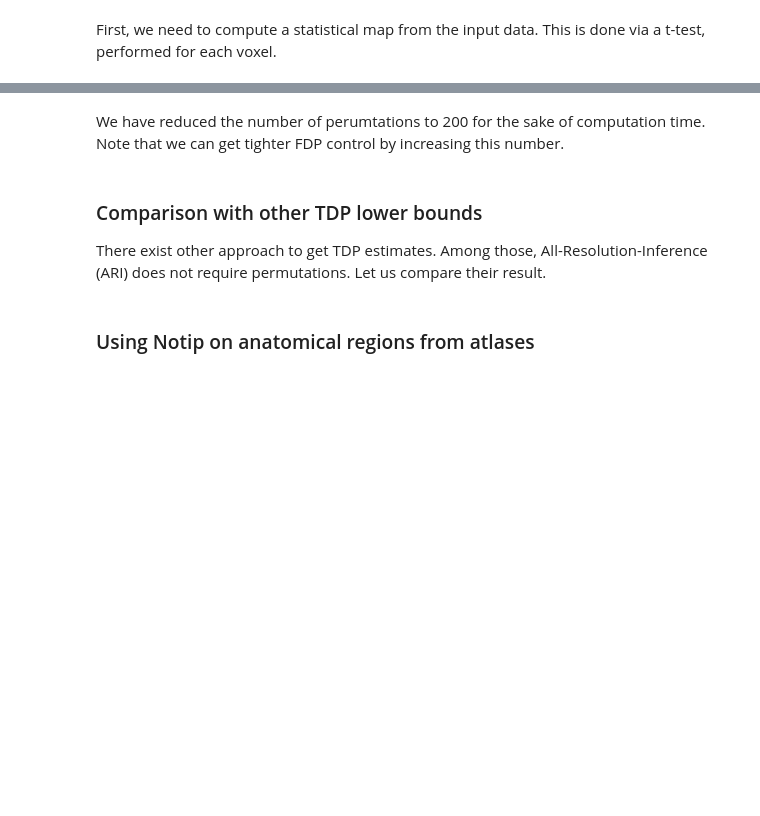
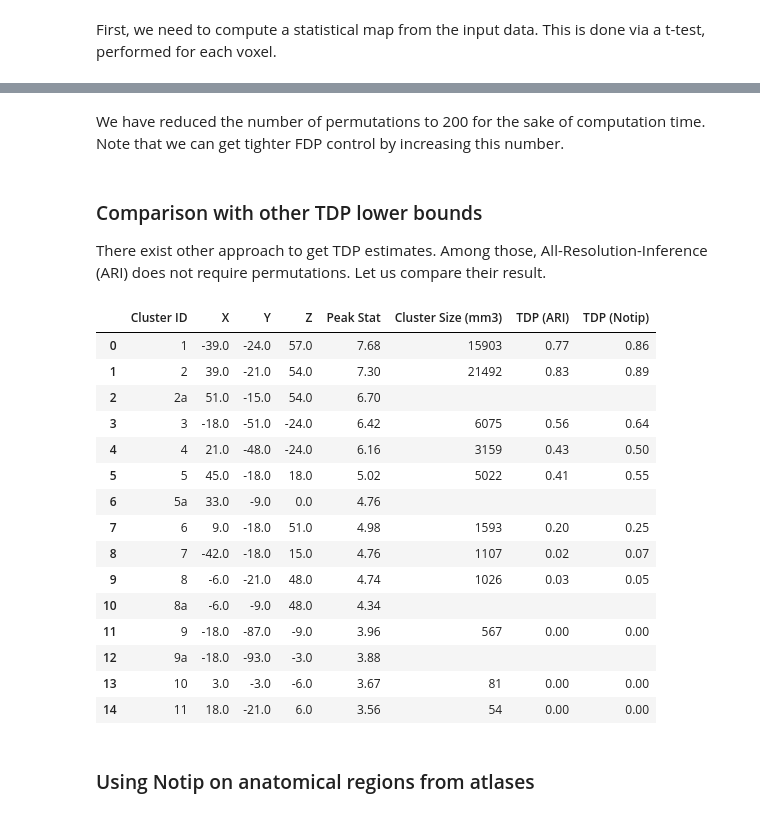
Before and after one commit to alexblnn/Notip, a Jupyter notebook: notebooks/notip_ohbm_v2.ipynb, the cells around one changed output, grey strips where cells are left out. Drawn from its saved outputs; the diff is of its cells as text; code cells hidden in the pictures; blank space fills up the shorter version.

```diff
--- a/notebooks/notip_ohbm_v2.ipynb
+++ b/notebooks/notip_ohbm_v2.ipynb
@@ -76,17 +122,35 @@ get_clusters_table_Notip(z_map, fmri_input, B=200, stat_threshold=3.5)
 # %% [markdown]
-We have reduced the number of perumtations to 200 for the sake of computation time. Note that we can get tighter FDP control by increasing this number.
+We have reduced the number of permutations to 200 for the sake of computation time. Note that we can get tighter FDP control by increasing this number.
 # %% [markdown]
 ### Comparison with other TDP lower bounds
 
 There exist other approach to get TDP estimates. Among those, All-Resolution-Inference (ARI) does not require permutations. Let us compare their result.
 # %%
-from notip.posthoc_fmri import get_clusters_table_all_methods
-get_clusters_table_all_methods(
+from notip.posthoc_fmri import get_clusters_table_with_TDP
+get_clusters_table_with_TDP(
     z_map,
     fmri_input,
-    B=200,
-    stat_threshold=3.5)
+    n_permutations=200,
+    stat_threshold=3.5,
+    methods=['ARI', 'Notip'])
 # Fixme: it is implicit that the function is running one-sample test !
+# %% [output]
+|  | Cluster ID | X | Y | Z | Peak Stat | Cluster Size (mm3) | TDP (ARI) | TDP (Notip) |
+| 0 | 1 | -39.0 | -24.0 | 57.0 | 7.68 | 15903 | 0.77 | 0.86 |
+| 1 | 2 | 39.0 | -21.0 | 54.0 | 7.30 | 21492 | 0.83 | 0.89 |
+| 2 | 2a | 51.0 | -15.0 | 54.0 | 6.70 |  |  |  |
+| 3 | 3 | -18.0 | -51.0 | -24.0 | 6.42 | 6075 | 0.56 | 0.64 |
+| 4 | 4 | 21.0 | -48.0 | -24.0 | 6.16 | 3159 | 0.43 | 0.50 |
+| 5 | 5 | 45.0 | -18.0 | 18.0 | 5.02 | 5022 | 0.41 | 0.55 |
+| 6 | 5a | 33.0 | -9.0 | 0.0 | 4.76 |  |  |  |
+| 7 | 6 | 9.0 | -18.0 | 51.0 | 4.98 | 1593 | 0.20 | 0.25 |
+| 8 | 7 | -42.0 | -18.0 | 15.0 | 4.76 | 1107 | 0.02 | 0.07 |
+| 9 | 8 | -6.0 | -21.0 | 48.0 | 4.74 | 1026 | 0.03 | 0.05 |
+| 10 | 8a | -6.0 | -9.0 | 48.0 | 4.34 |  |  |  |
+| 11 | 9 | -18.0 | -87.0 | -9.0 | 3.96 | 567 | 0.00 | 0.00 |
+| 12 | 9a | -18.0 | -93.0 | -3.0 | 3.88 |  |  |  |
+| 13 | 10 | 3.0 | -3.0 | -6.0 | 3.67 | 81 | 0.00 | 0.00 |
+| 14 | 11 | 18.0 | -21.0 | 6.0 | 3.56 | 54 | 0.00 | 0.00 |
 # %% [markdown]
 ### Using Notip on anatomical regions from atlases
 # %%
```
Also changed, not shown: parts of 16 cells of this notebook, 1 other file.
